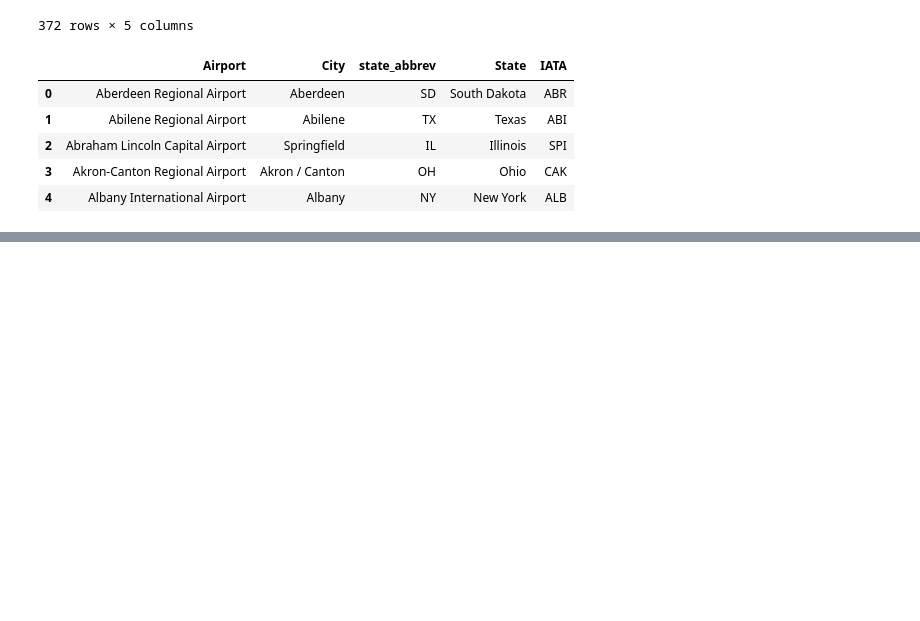
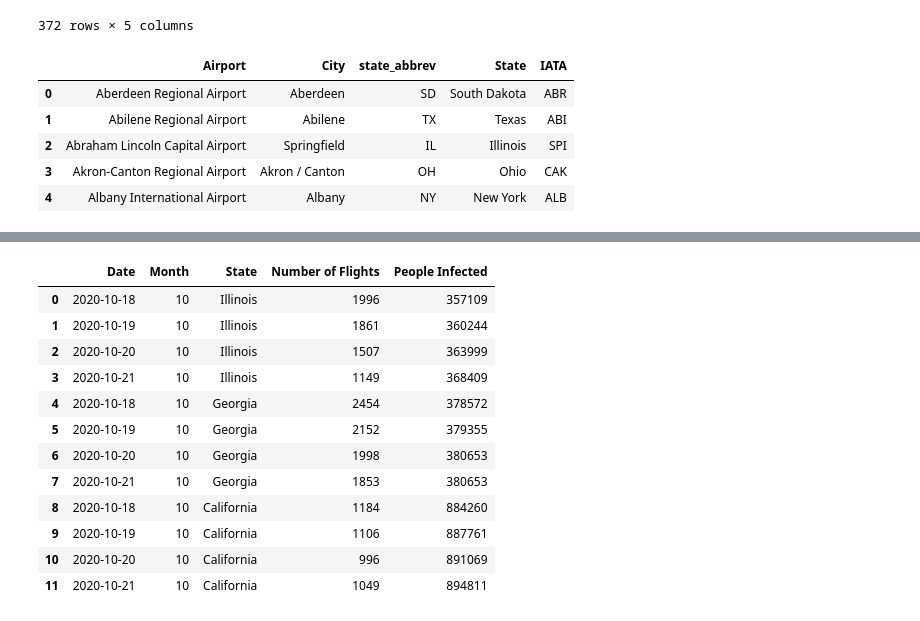
Before and after one commit to MersedehSP/Covid_Analyzer, a Jupyter notebook: Covid_Analysis_web_api.ipynb, the cells around one changed output, grey strips where cells are left out. Cells and saved outputs as stored; diff of their text form; code cells hidden in the pictures; blank space fills up the shorter version.

Commit message:
adding a few columns and cleaning data

```diff
--- a/Covid_Analysis_web_api.ipynb
+++ b/Covid_Analysis_web_api.ipynb
@@ -263,0 +267,5 @@ merged_df
+# %%
+#adding column of total people infected and converting to int
+merged_df["Total Infected"] = merged_df["death"] + merged_df["positive"] + merged_df["hospitalized"]
+merged_df["Total Infected"] = merged_df["Total Infected"].astype(int)
+merged_df
@@ -263,0 +286,5 @@ merged_df
+# %%
+#adding a new colomn to display the month
+merged_df['Date'] = pd.to_datetime(merged_df['Date'])
+merged_df["Month"] = merged_df["Date"].dt.month
+merged_df
@@ -263,0 +305,18 @@ merged_df
+# %%
+project_df = pd.DataFrame({"Date": merged_df['Date'], "Month": merged_df["Month"], "State": merged_df["State"],
+                          "Number of Flights": merged_df["Total Landed Flights"], "People Infected": merged_df["Total Infected"]})
+project_df
+# %% [output]
+|  | Date | Month | State | Number of Flights | People Infected |
+| 0 | 2020-10-18 | 10 | Illinois | 1996 | 357109 |
+| 1 | 2020-10-19 | 10 | Illinois | 1861 | 360244 |
+| 2 | 2020-10-20 | 10 | Illinois | 1507 | 363999 |
+| 3 | 2020-10-21 | 10 | Illinois | 1149 | 368409 |
+| 4 | 2020-10-18 | 10 | Georgia | 2454 | 378572 |
+| 5 | 2020-10-19 | 10 | Georgia | 2152 | 379355 |
+| 6 | 2020-10-20 | 10 | Georgia | 1998 | 380653 |
+| 7 | 2020-10-21 | 10 | Georgia | 1853 | 380653 |
+| 8 | 2020-10-18 | 10 | California | 1184 | 884260 |
+| 9 | 2020-10-19 | 10 | California | 1106 | 887761 |
+| 10 | 2020-10-20 | 10 | California | 996 | 891069 |
+| 11 | 2020-10-21 | 10 | California | 1049 | 894811 |
```
Also changed, not shown: parts of 12 cells of this notebook, 1 other file.
